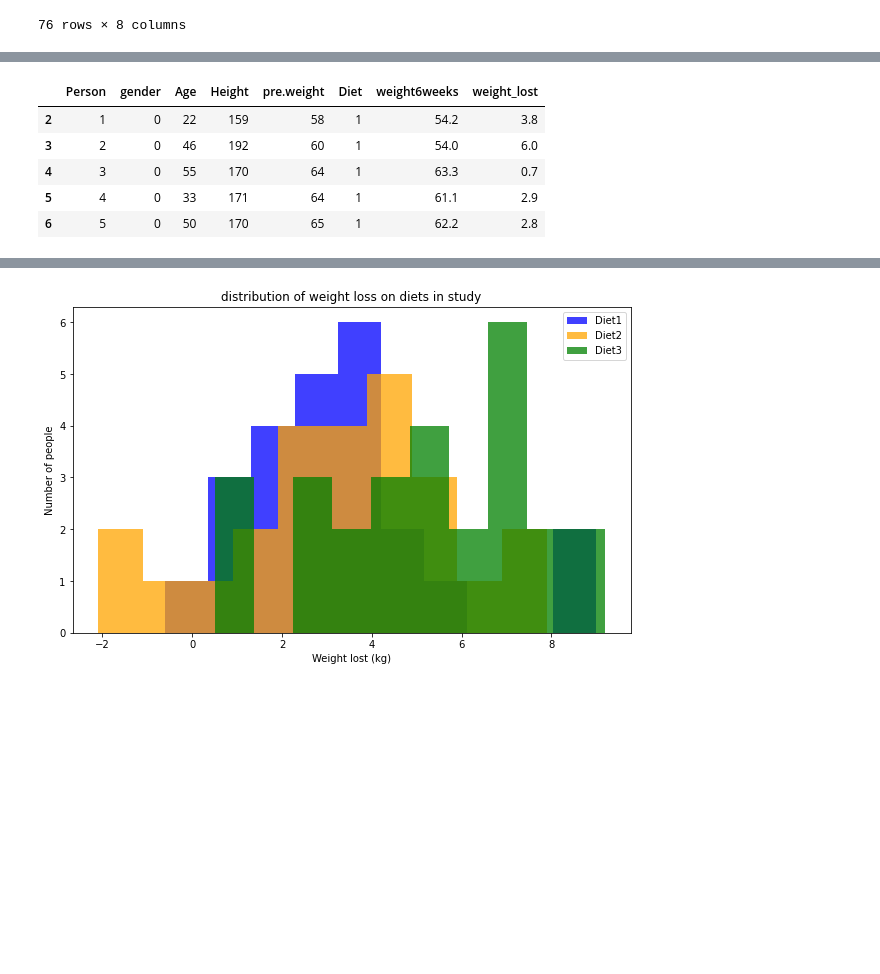
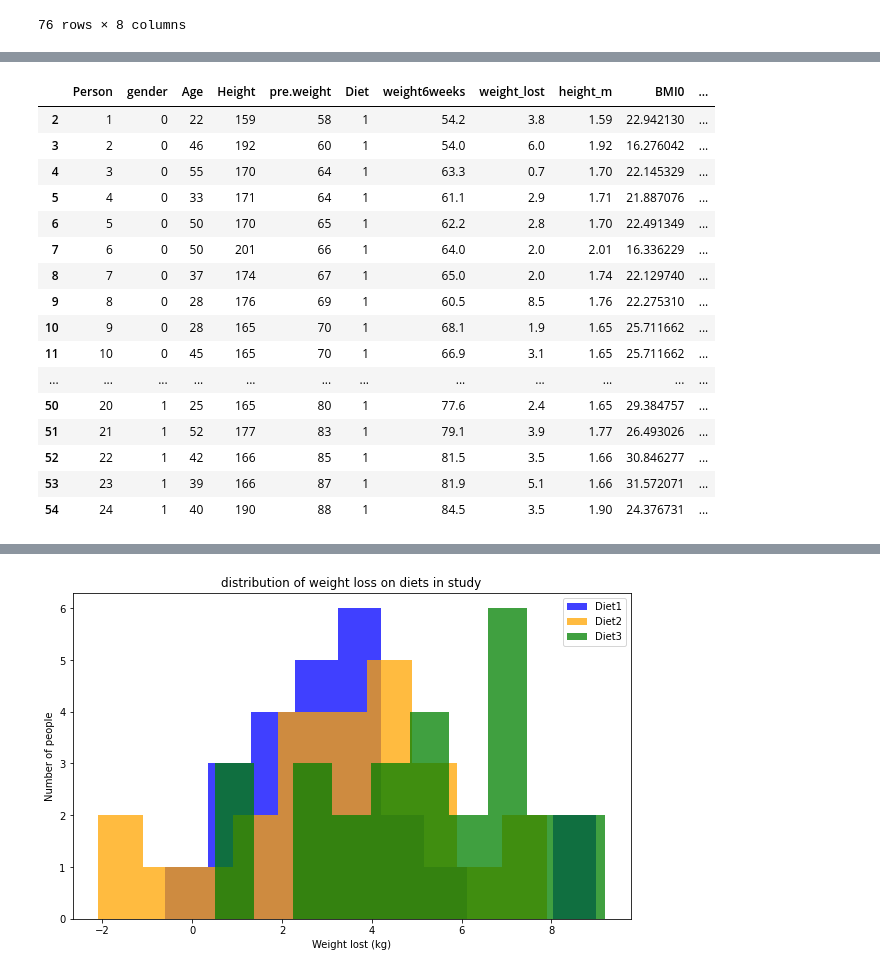
Before and after one commit to Jonathangmit/Machine-learning-and-statistics, a Jupyter notebook: scipy-stats.ipynb, the cells around one changed output, grey strips where cells are left out. Cells and saved outputs as stored; diff of their text form; code cells hidden in the pictures; blank space fills up the shorter version.

Commit message:
investigating assumptions for anova on Diet data set

```diff
--- a/scipy-stats.ipynb
+++ b/scipy-stats.ipynb
@@ -93,3 +100,11 @@ df
 | 76 | 77 | 1 | 40 | 167 | 87 | 3 | 77.8 | 9.2 |
 | 77 | 78 | 1 | 51 | 175 | 88 | 3 | 81.9 | 6.1 |
 76 rows × 8 columns
+# %%
+df['height_m'] = (df['Height']/100)
+# %%
+df['BMI0'] = df['pre.weight']/(df['height_m']*df['height_m'])
+# %%
+df['BMI6']= df['weight6weeks']/(df['height_m']*df['height_m'])
+# %%
+df['deltaBMI']=df['BMI0']-df['BMI6']
@@ -96,12 +127,23 @@ df
 # %%
 dfdiet1 = df[df['Diet']==1]
-dfdiet1.head()
+dfdiet1
 # %% [output]
-|  | Person | gender | Age | Height | pre.weight | Diet | weight6weeks | weight_lost |
-| 2 | 1 | 0 | 22 | 159 | 58 | 1 | 54.2 | 3.8 |
-| 3 | 2 | 0 | 46 | 192 | 60 | 1 | 54.0 | 6.0 |
-| 4 | 3 | 0 | 55 | 170 | 64 | 1 | 63.3 | 0.7 |
-| 5 | 4 | 0 | 33 | 171 | 64 | 1 | 61.1 | 2.9 |
-| 6 | 5 | 0 | 50 | 170 | 65 | 1 | 62.2 | 2.8 |
+|  | Person | gender | Age | Height | pre.weight | Diet | weight6weeks | weight_lost | height_m | BMI0 | ... |
+| 2 | 1 | 0 | 22 | 159 | 58 | 1 | 54.2 | 3.8 | 1.59 | 22.942130 | ... |
+| 3 | 2 | 0 | 46 | 192 | 60 | 1 | 54.0 | 6.0 | 1.92 | 16.276042 | ... |
+| 4 | 3 | 0 | 55 | 170 | 64 | 1 | 63.3 | 0.7 | 1.70 | 22.145329 | ... |
+| 5 | 4 | 0 | 33 | 171 | 64 | 1 | 61.1 | 2.9 | 1.71 | 21.887076 | ... |
+| 6 | 5 | 0 | 50 | 170 | 65 | 1 | 62.2 | 2.8 | 1.70 | 22.491349 | ... |
+| 7 | 6 | 0 | 50 | 201 | 66 | 1 | 64.0 | 2.0 | 2.01 | 16.336229 | ... |
+| 8 | 7 | 0 | 37 | 174 | 67 | 1 | 65.0 | 2.0 | 1.74 | 22.129740 | ... |
+| 9 | 8 | 0 | 28 | 176 | 69 | 1 | 60.5 | 8.5 | 1.76 | 22.275310 | ... |
+| 10 | 9 | 0 | 28 | 165 | 70 | 1 | 68.1 | 1.9 | 1.65 | 25.711662 | ... |
+| 11 | 10 | 0 | 45 | 165 | 70 | 1 | 66.9 | 3.1 | 1.65 | 25.711662 | ... |
+| ... | ... | ... | ... | ... | ... | ... | ... | ... | ... | ... | ... |
+| 50 | 20 | 1 | 25 | 165 | 80 | 1 | 77.6 | 2.4 | 1.65 | 29.384757 | ... |
+| 51 | 21 | 1 | 52 | 177 | 83 | 1 | 79.1 | 3.9 | 1.77 | 26.493026 | ... |
+| 52 | 22 | 1 | 42 | 166 | 85 | 1 | 81.5 | 3.5 | 1.66 | 30.846277 | ... |
+| 53 | 23 | 1 | 39 | 166 | 87 | 1 | 81.9 | 5.1 | 1.66 | 31.572071 | ... |
+| 54 | 24 | 1 | 40 | 190 | 88 | 1 | 84.5 | 3.5 | 1.90 | 24.376731 | ... |
 # %%
 dfdiet2 = df[df['Diet']==2]
```
Also changed, not shown: parts of 17 cells of this notebook, 1 other file.
